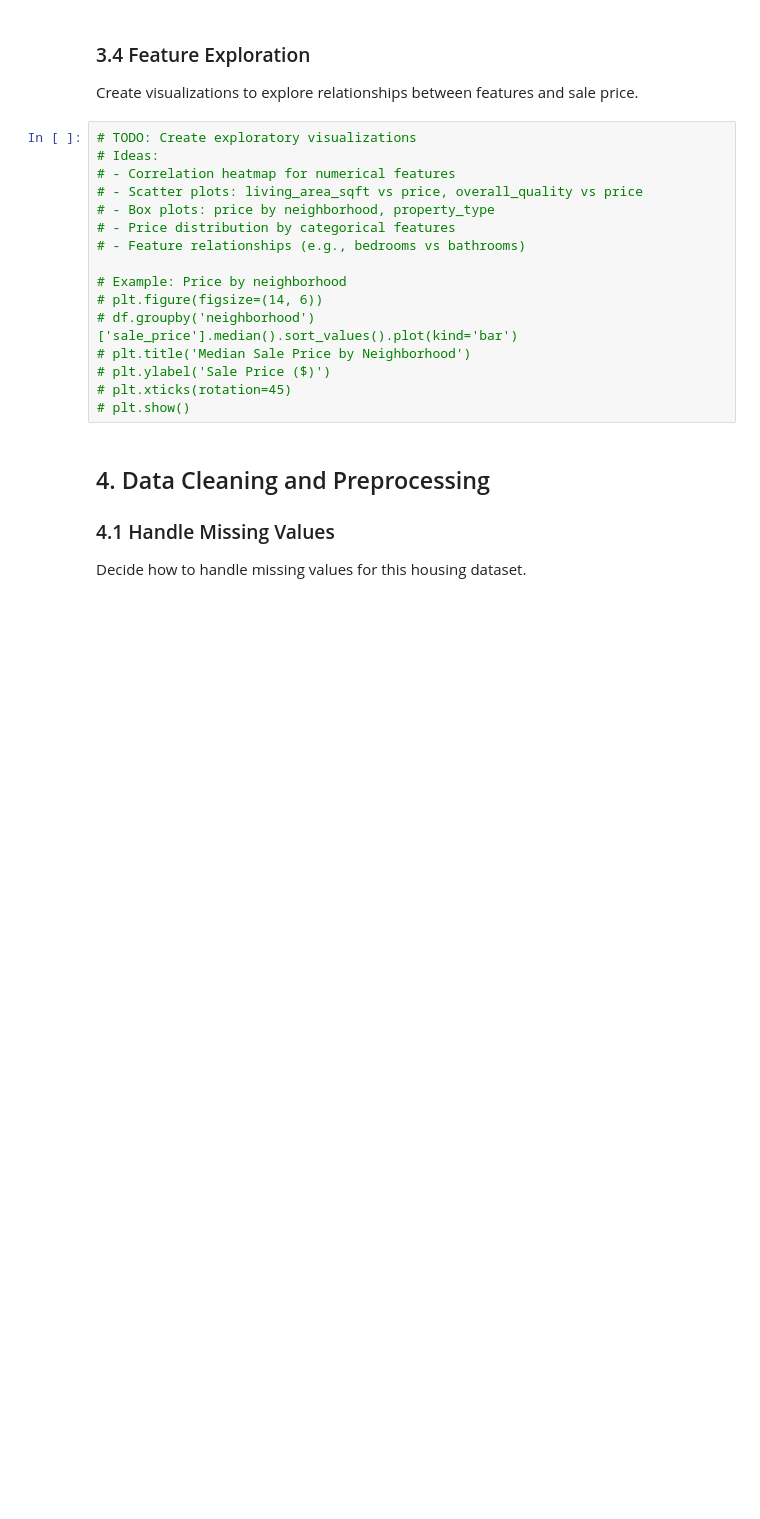
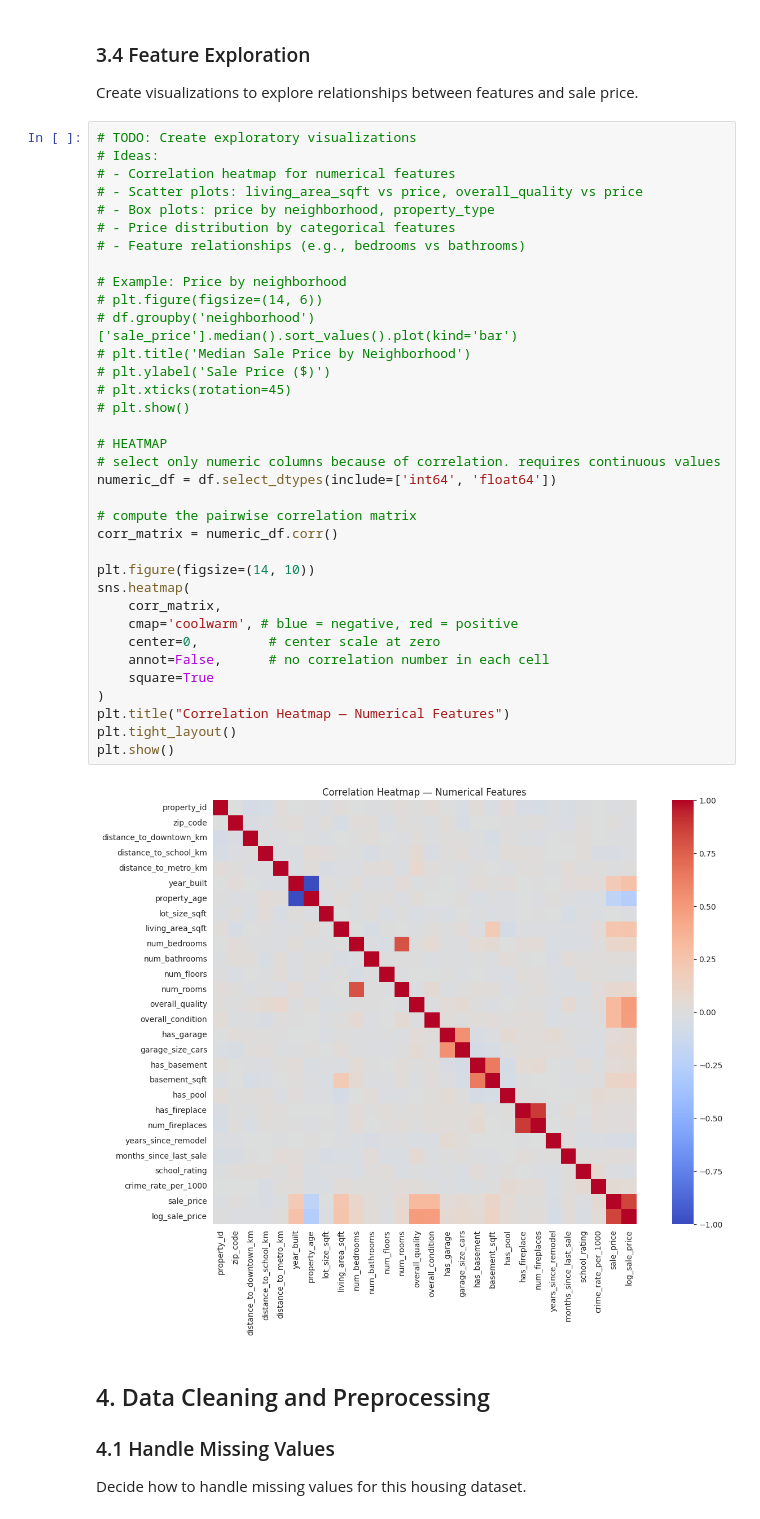
Before and after one commit to LiberteI/Supervised-Learning-Workshop, a Jupyter notebook: deliverable/03_dataset3.ipynb, the cells around one changed output. Drawn from its saved outputs; the diff is of its cells as text; blank space fills up the shorter version.

Commit message:
created heatmap for 3.4

```diff
--- a/deliverable/03_dataset3.ipynb
+++ b/deliverable/03_dataset3.ipynb
@@ -224,19 +224,40 @@ Create visualizations to explore relationships between features and sale price.
 # %%
 # TODO: Create exploratory visualizations
 # Ideas:
 # - Correlation heatmap for numerical features
 # - Scatter plots: living_area_sqft vs price, overall_quality vs price
 # - Box plots: price by neighborhood, property_type
 # - Price distribution by categorical features
 # - Feature relationships (e.g., bedrooms vs bathrooms)
 
 # Example: Price by neighborhood
 # plt.figure(figsize=(14, 6))
 # df.groupby('neighborhood')['sale_price'].median().sort_values().plot(kind='bar')
 # plt.title('Median Sale Price by Neighborhood')
 # plt.ylabel('Sale Price ($)')
 # plt.xticks(rotation=45)
 # plt.show()
+
+# HEATMAP
+# select only numeric columns because of correlation. requires continuous values
+numeric_df = df.select_dtypes(include=['int64', 'float64'])
+
+# compute the pairwise correlation matrix
+corr_matrix = numeric_df.corr()
+
+plt.figure(figsize=(14, 10))
+sns.heatmap(
+    corr_matrix,
+    cmap='coolwarm', # blue = negative, red = positive
+    center=0,         # center scale at zero
+    annot=False,      # no correlation number in each cell
+    square=True
+)
+plt.title("Correlation Heatmap — Numerical Features")
+plt.tight_layout()
+plt.show()
+# %% [output]
+[figure, added]
 # %% [markdown]
 ## 4. Data Cleaning and Preprocessing
 
```
